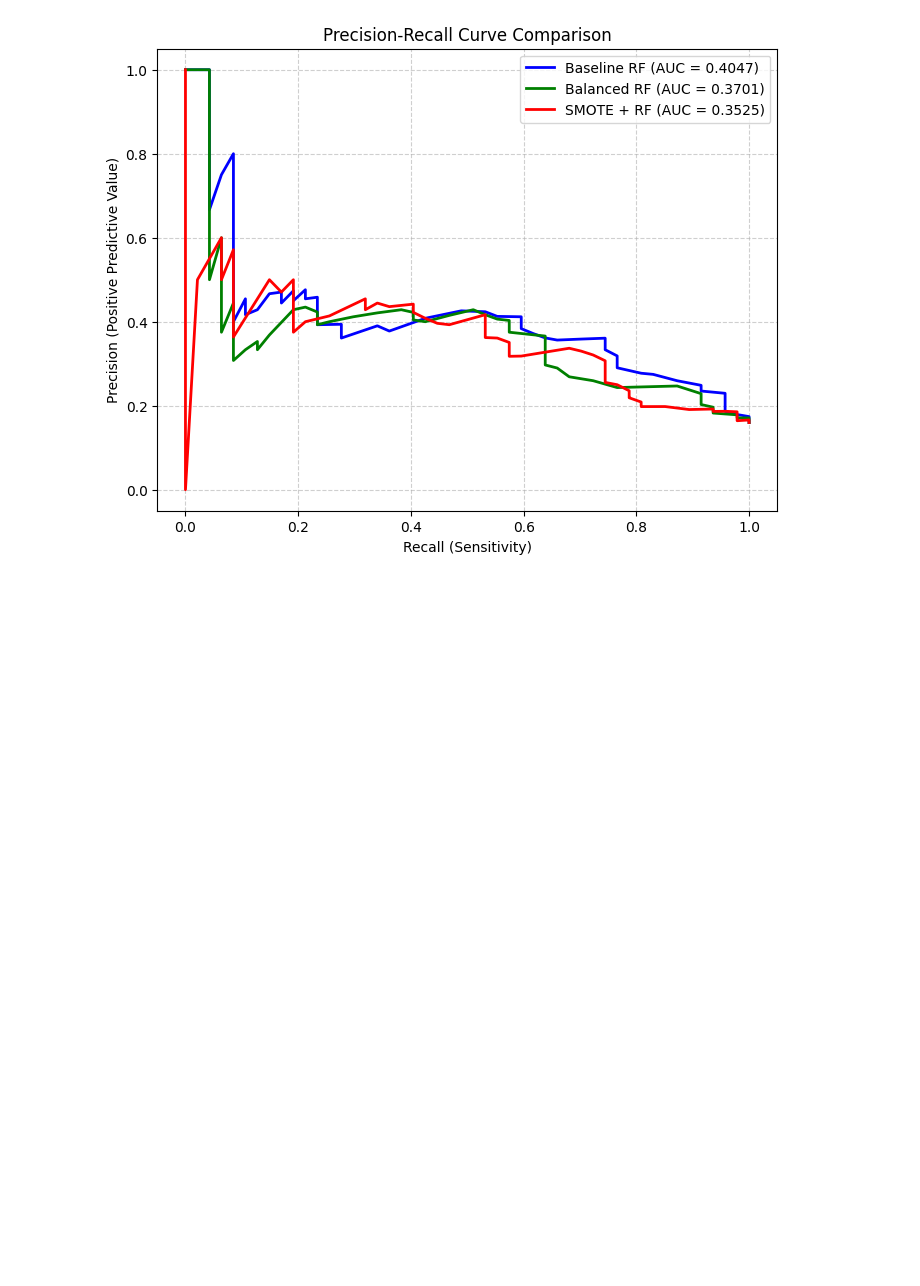
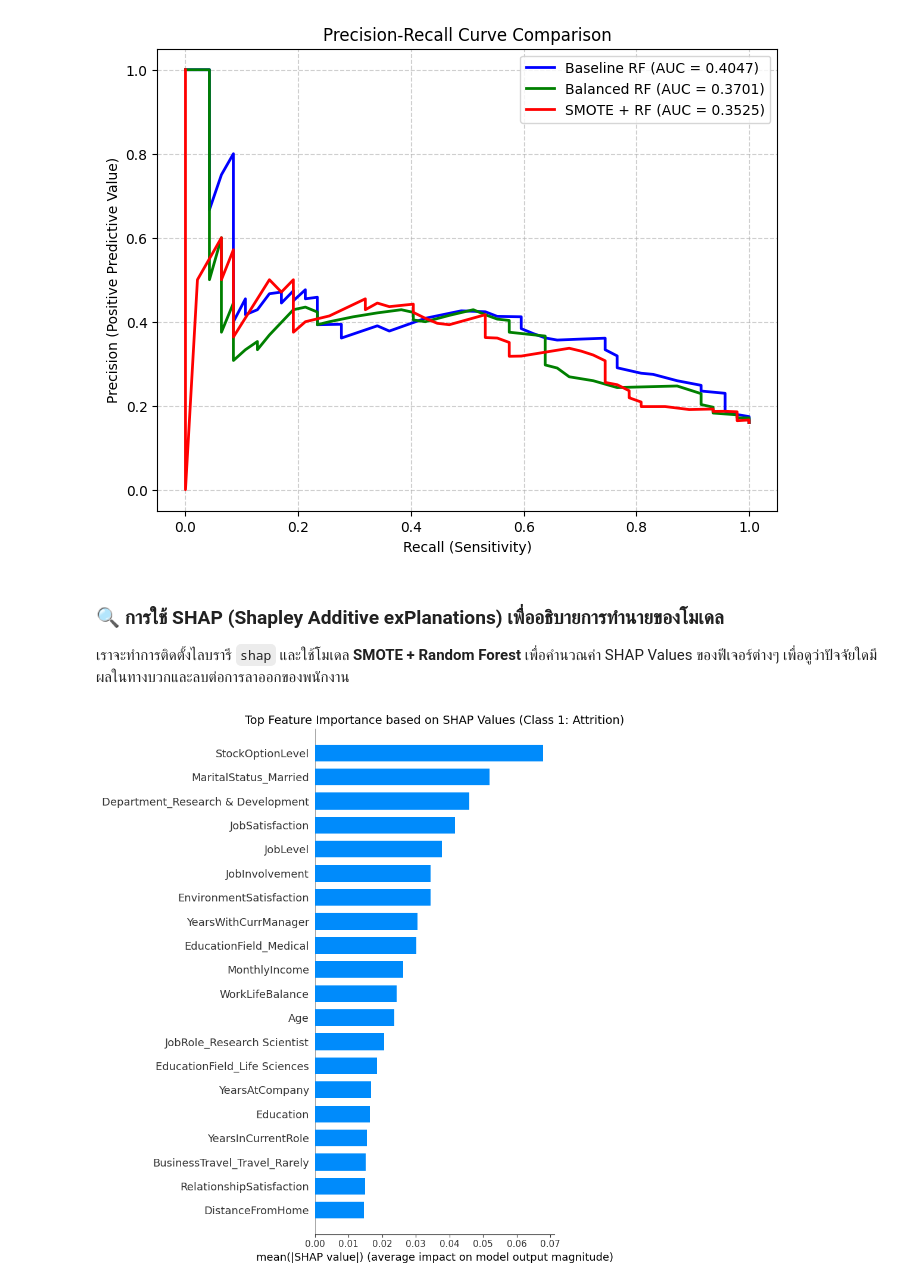
Before and after one commit to rtmyy/master-is-project, a Jupyter notebook: kaggle_dataset.ipynb, the cells around one changed output. Cells and saved outputs as stored; diff of their text form; code cells hidden in the pictures; blank space fills up the shorter version.

```diff
--- a/kaggle_dataset.ipynb
+++ b/kaggle_dataset.ipynb
@@ -309,3 +309,33 @@ plt.grid(True, linestyle='--', alpha=0.6)
 plt.show()
 # %% [output]
 [figure]
+# %% [markdown]
+### 🔍 การใช้ SHAP (Shapley Additive exPlanations) เพื่ออธิบายการทำนายของโมเดล
+เราจะทำการติดตั้งไลบรารี `shap` และใช้โมเดล **SMOTE + Random Forest** เพื่อคำนวณค่า SHAP Values ของฟีเจอร์ต่างๆ เพื่อดูว่าปัจจัยใดมีผลในทางบวกและลบต่อการลาออกของพนักงาน
+# %%
+# 1. ติดตั้งไลบรารี shap
+!pip install -q shap
+
+import shap
+
+# 2. คำนวณ SHAP values โดยใช้ TreeExplainer
+explainer = shap.TreeExplainer(smote_rf)
+shap_values = explainer.shap_values(X_test)
+
+# เนื่องจากเป็น Classification เราจะเจาะจงดู SHAP สำหรับคลาส 1 (ลาออก)
+# ตรวจสอบรูปแบบมิติของ shap_values
+if isinstance(shap_values, list):
+    # สำหรับเวอร์ชันเก่าของ SHAP ที่ส่งคืนลิสต์สำหรับแต่ละคลาส
+    shap_values_class_1 = shap_values[1]
+else:
+    # สำหรับเวอร์ชันใหม่
+    shap_values_class_1 = shap_values[..., 1]
+
+# 3. แสดงกราฟสรุปฟีเจอร์สำคัญ (Summary Plot)
+plt.figure(figsize=(10, 8))
+shap.summary_plot(shap_values_class_1, X_test, plot_type="bar", show=False)
+plt.title("Top Feature Importance based on SHAP Values (Class 1: Attrition)", fontsize=14)
+plt.tight_layout()
+plt.show()
+# %% [output]
+[figure, added]
```
Also changed, not shown: parts of 8 cells of this notebook.
